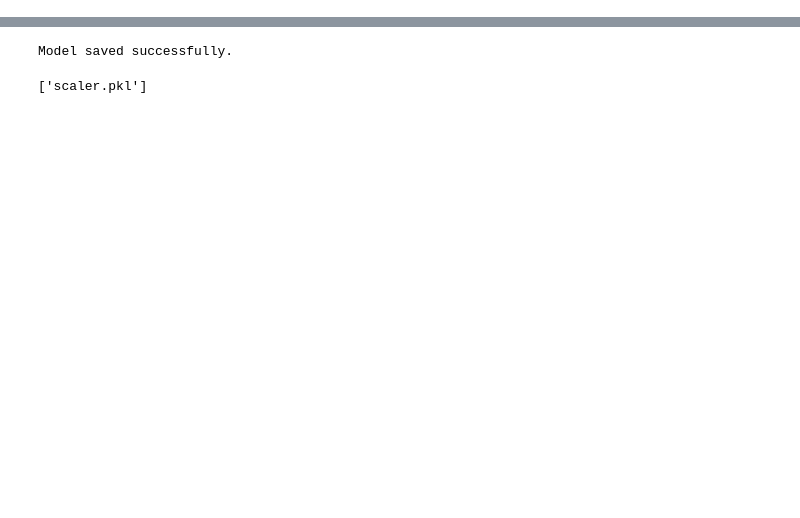
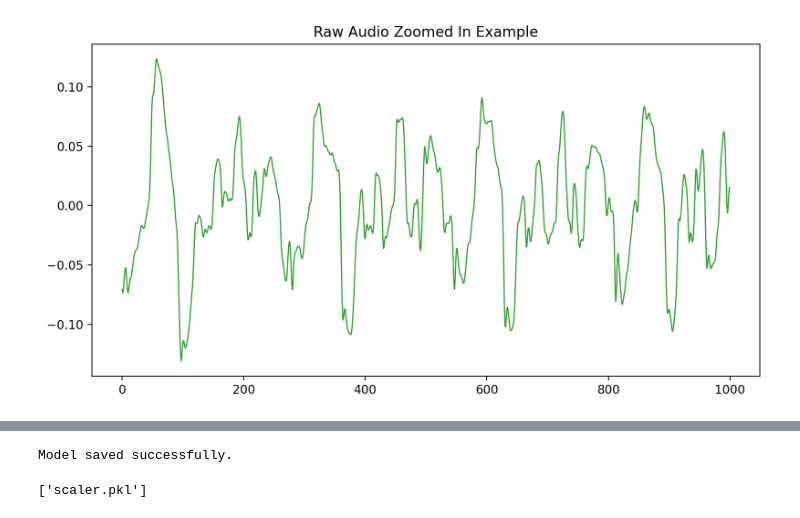
Before and after one commit to Corey-Holton/Group_3_Proect, a Jupyter notebook: notebooks/corey_exploration/Guitar_CNN_Model.ipynb, the cells around one changed output, grey strips where cells are left out. Cells and saved outputs as stored; diff of their text form; code cells hidden in the pictures; blank space fills up the shorter version.

```diff
--- a/notebooks/corey_exploration/Guitar_CNN_Model.ipynb
+++ b/notebooks/corey_exploration/Guitar_CNN_Model.ipynb
@@ -38,0 +90,8 @@ audio_files = glob(r'C:\Users\CJHx6\OneDrive\AI_Class\GIT\Group_3_Project\Resour
+# %%
+pd.Series(y[1000:2000]).plot(figsize=(10, 5),
+                  lw=1,
+                  title='Raw Audio Zoomed In Example',
+                 color=color_pal[2])
+plt.show()
+# %% [output]
+[figure, added]
```
Also changed, not shown: parts of 32 cells of this notebook, 3 other files.
